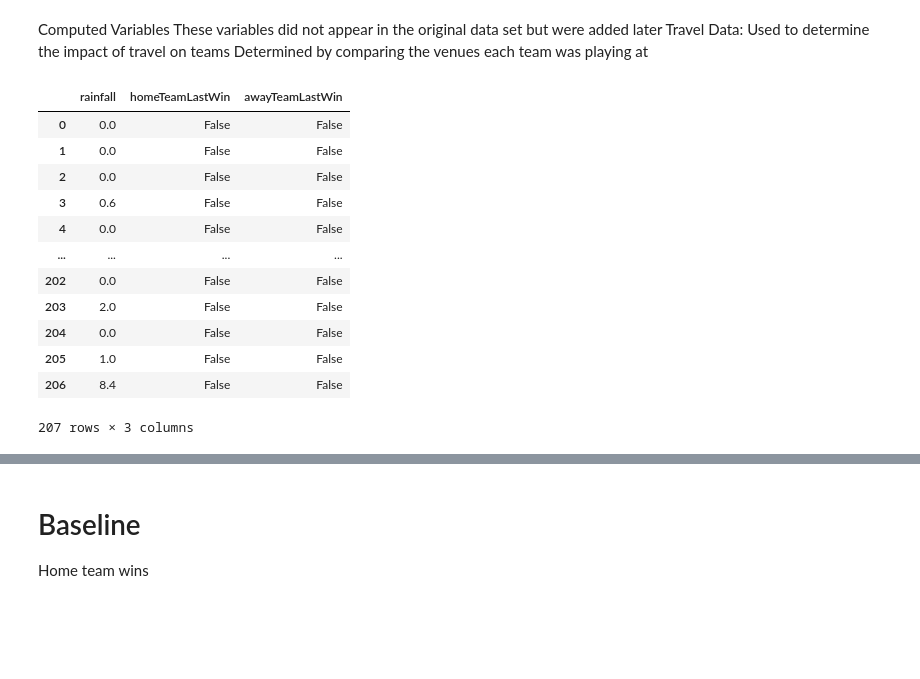
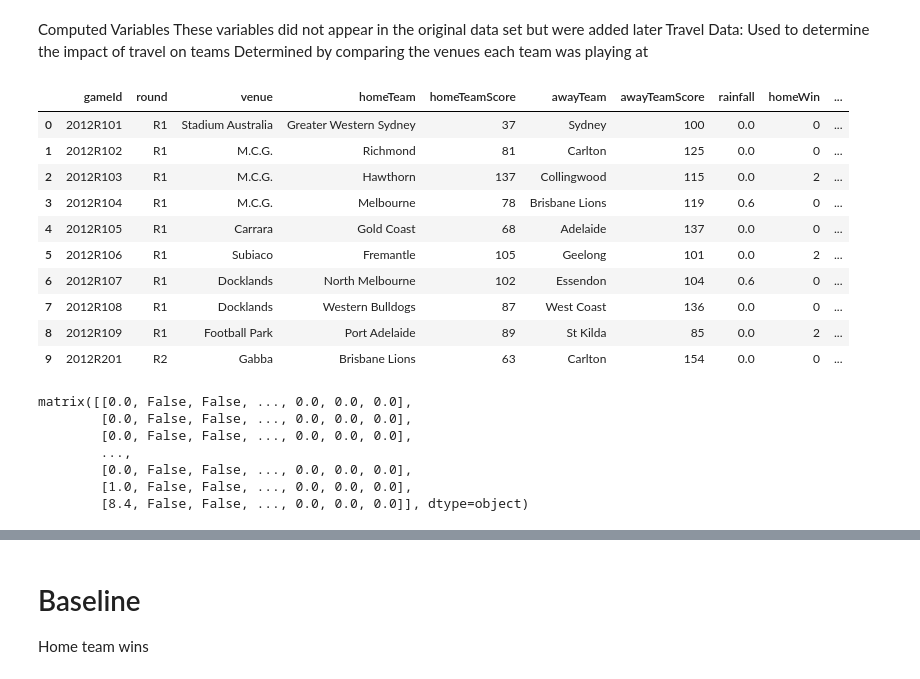
Before and after one commit to TomGallagher98/Thomas_Gallagher_Thesis, a Jupyter notebook: Data/basicDecisionTreeModel.ipynb, the cells around one changed output, grey strips where cells are left out. Cells and saved outputs as stored; diff of their text form; code cells hidden in the pictures; blank space fills up the shorter version.

```diff
--- a/Data/basicDecisionTreeModel.ipynb
+++ b/Data/basicDecisionTreeModel.ipynb
@@ -182,32 +185,39 @@ Travel Data: Used to determine the impact of travel on teams
 # %%
 import AFL_Stats.afl_stats as st
 def travel(row):
     row['awayTravel'] = st.team_travel(row['awayTeam'], row['venue'])
     row['homeTravel'] = st.team_travel(row['homeTeam'], row['venue'])
     return row
-travel_test = results_clean_2012
-travel_test = travel_test.apply(travel, axis=1)
-#st.team_travel('Collingwood', 'M.C.G.')
+a_2012 = a_2012.apply(travel, axis=1)
+
+a_2012[:10]
+# %% [output]
+|  | gameId | round | venue | homeTeam | homeTeamScore | awayTeam | awayTeamScore | rainfall | homeWin | ... |
+| 0 | 2012R101 | R1 | Stadium Australia | Greater Western Sydney | 37 | Sydney | 100 | 0.0 | 0 | ... |
+| 1 | 2012R102 | R1 | M.C.G. | Richmond | 81 | Carlton | 125 | 0.0 | 0 | ... |
+| 2 | 2012R103 | R1 | M.C.G. | Hawthorn | 137 | Collingwood | 115 | 0.0 | 2 | ... |
+| 3 | 2012R104 | R1 | M.C.G. | Melbourne | 78 | Brisbane Lions | 119 | 0.6 | 0 | ... |
+| 4 | 2012R105 | R1 | Carrara | Gold Coast | 68 | Adelaide | 137 | 0.0 | 0 | ... |
+| 5 | 2012R106 | R1 | Subiaco | Fremantle | 105 | Geelong | 101 | 0.0 | 2 | ... |
+| 6 | 2012R107 | R1 | Docklands | North Melbourne | 102 | Essendon | 104 | 0.6 | 0 | ... |
+| 7 | 2012R108 | R1 | Docklands | Western Bulldogs | 87 | West Coast | 136 | 0.0 | 0 | ... |
+| 8 | 2012R109 | R1 | Football Park | Port Adelaide | 89 | St Kilda | 85 | 0.0 | 2 | ... |
+| 9 | 2012R201 | R2 | Gabba | Brisbane Lions | 63 | Carlton | 154 | 0.0 | 0 | ... |
 # %%
 # Replace Teams and venues with OHE values
 a_2012_ohe = a_2012.drop(['homeTeam','awayTeam','venue','homeWin', 'homeTeamScore','awayTeamScore', 'round'], axis=1)
 a_2012_ohe.columns
-# a_2012_ohe = np.hstack([a_2012_ohe, X_teams_2012, X_venues])
+a_2012_ohe = np.hstack([a_2012_ohe, X_teams_2012, X_venues])
+
 a_2012_ohe
 # %% [output]
-|  | rainfall | homeTeamLastWin | awayTeamLastWin |
-| 0 | 0.0 | False | False |
-| 1 | 0.0 | False | False |
-| 2 | 0.0 | False | False |
-| 3 | 0.6 | False | False |
-| 4 | 0.0 | False | False |
-| ... | ... | ... | ... |
-| 202 | 0.0 | False | False |
-| 203 | 2.0 | False | False |
-| 204 | 0.0 | False | False |
-| 205 | 1.0 | False | False |
-| 206 | 8.4 | False | False |
-207 rows × 3 columns
+matrix([[0.0, False, False, ..., 0.0, 0.0, 0.0],
+        [0.0, False, False, ..., 0.0, 0.0, 0.0],
+        [0.0, False, False, ..., 0.0, 0.0, 0.0],
+        ...,
+        [0.0, False, False, ..., 0.0, 0.0, 0.0],
+        [1.0, False, False, ..., 0.0, 0.0, 0.0],
+        [8.4, False, False, ..., 0.0, 0.0, 0.0]], dtype=object)
 # %%
 from sklearn.tree import DecisionTreeClassifier
 from sklearn.model_selection import cross_val_score
```
Also changed, not shown: parts of 6 cells of this notebook, 1 other file.
